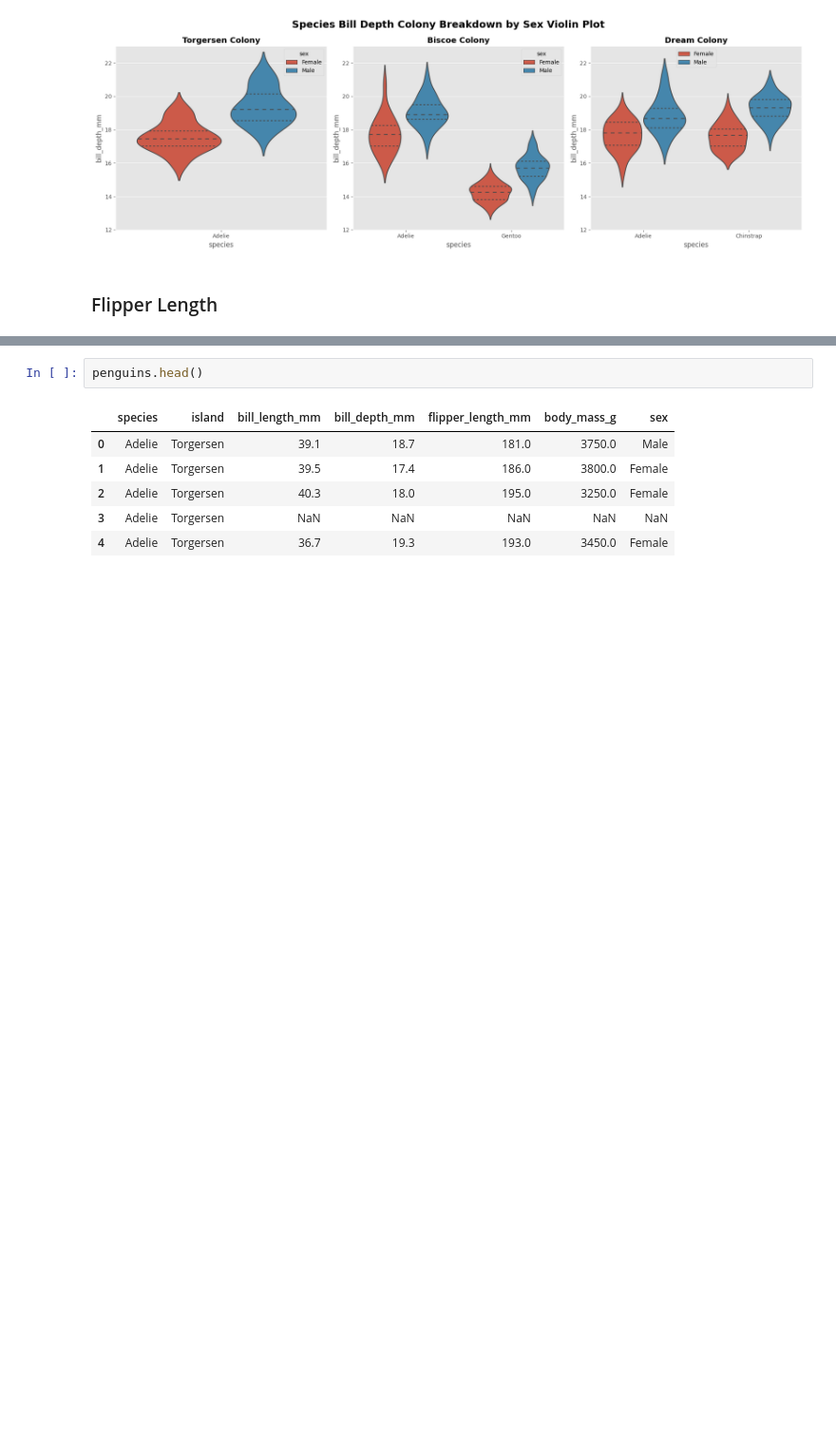
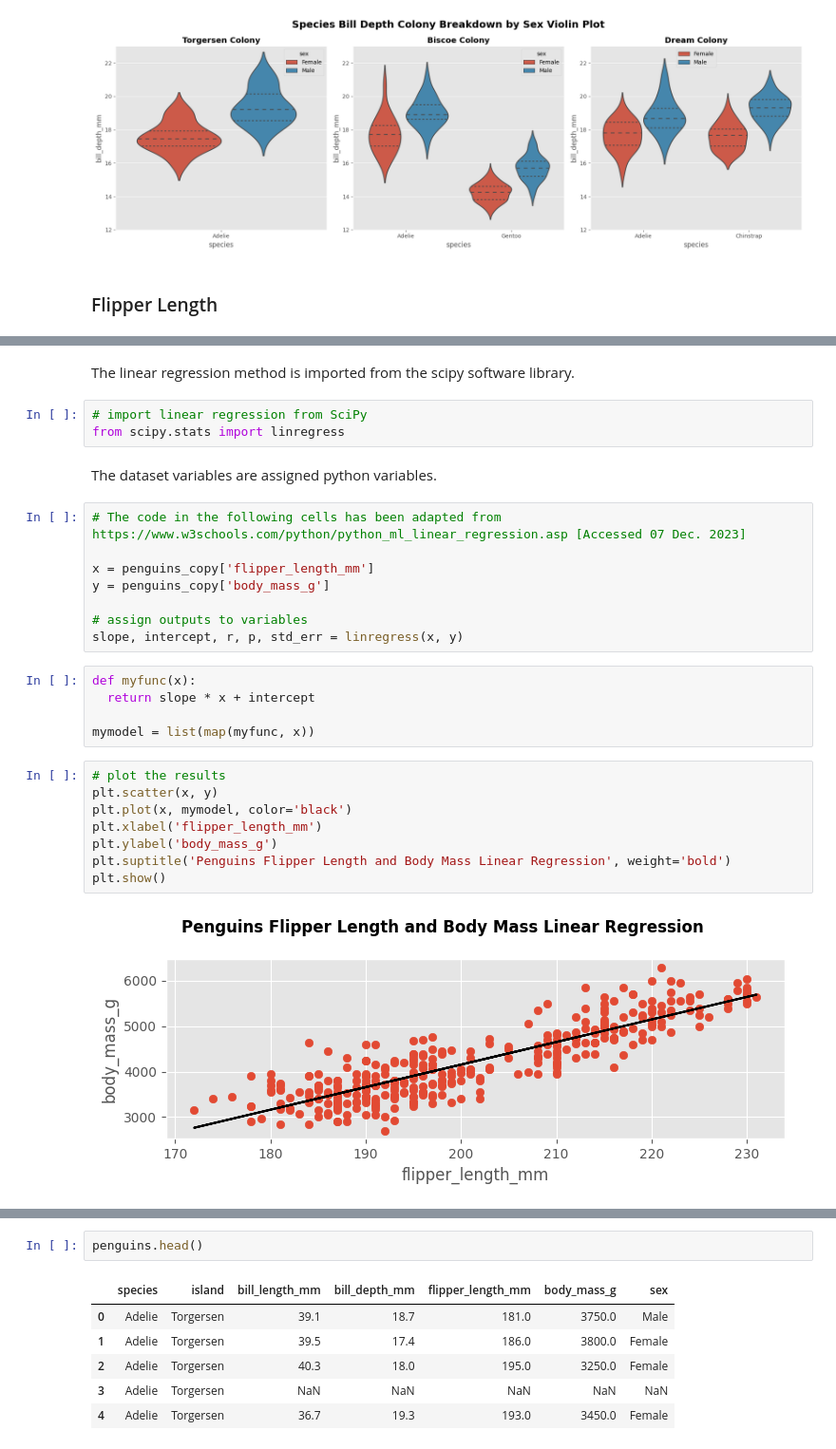
Before and after one commit to humphs078/data_analysis_fundamentals, a Jupyter notebook: tasks.ipynb, the cells around one changed output, grey strips where cells are left out. Shown at 95% size. Drawn from its saved outputs; the diff is of its cells as text; blank space fills up the shorter version.

```diff
--- a/tasks.ipynb
+++ b/tasks.ipynb
@@ -1455,0 +1398,30 @@ plt.plot(x, mymodel, color='magenta')
+# %% [markdown]
+The linear regression method is imported from the scipy software library.
+# %%
+# import linear regression from SciPy
+from scipy.stats import linregress
+# %% [markdown]
+The dataset variables are assigned python variables.
+# %%
+# The code in the following cells has been adapted from https://www.w3schools.com/python/python_ml_linear_regression.asp [Accessed 07 Dec. 2023]
+
+x = penguins_copy['flipper_length_mm']
+y = penguins_copy['body_mass_g']
+
+# assign outputs to variables
+slope, intercept, r, p, std_err = linregress(x, y)
+# %%
+def myfunc(x):
+  return slope * x + intercept
+
+mymodel = list(map(myfunc, x))
+# %%
+# plot the results
+plt.scatter(x, y)
+plt.plot(x, mymodel, color='black')
+plt.xlabel('flipper_length_mm')
+plt.ylabel('body_mass_g')
+plt.suptitle('Penguins Flipper Length and Body Mass Linear Regression', weight='bold')
+plt.show()
+# %% [output]
+[figure, added]
```
Also changed, not shown: parts of 29 cells of this notebook.
